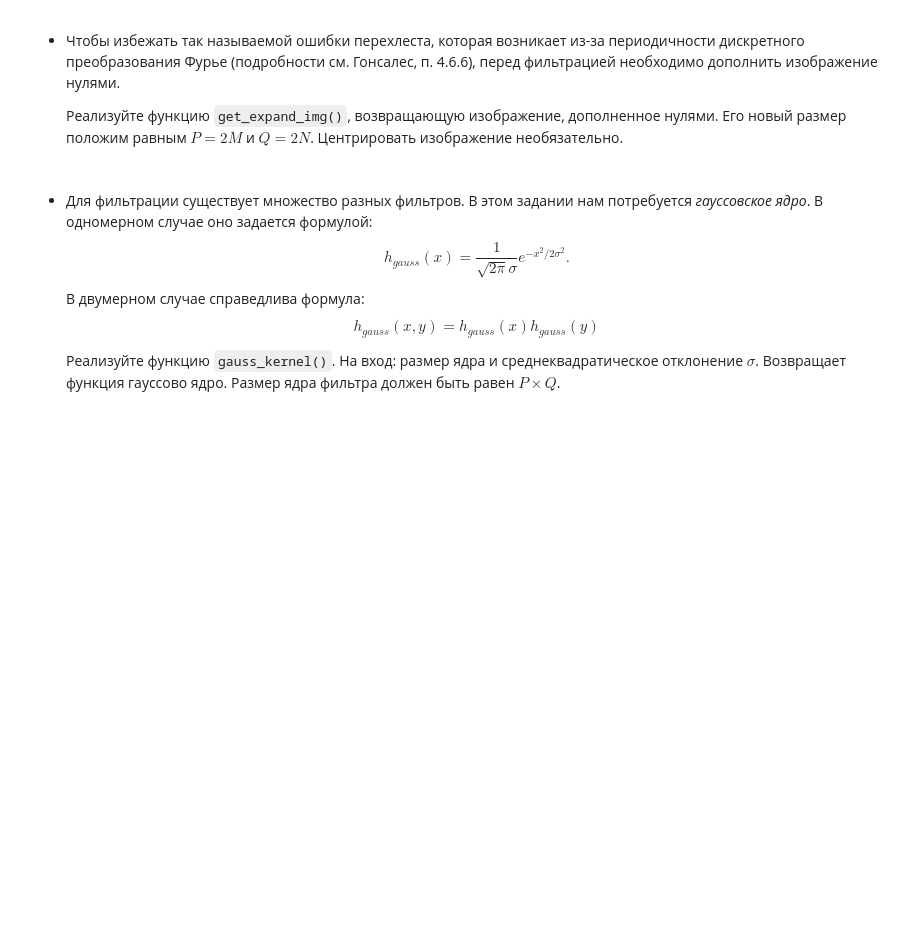
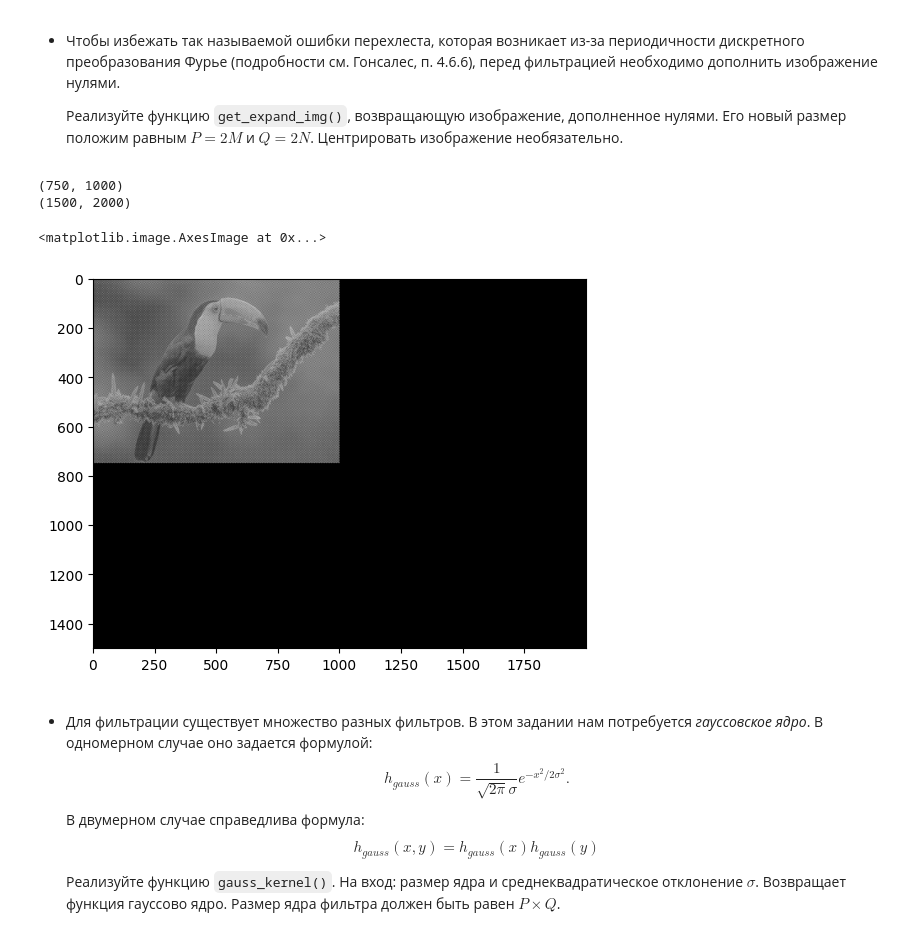
Before and after one commit to Kyushuki/image-processing_study, a Jupyter notebook: assignments/filtering/01_filtering.ipynb, the cells around one changed output. Saved outputs shown, nothing was run; the diff lists cells and outputs as text; code cells hidden in the pictures; blank space fills up the shorter version.

```diff
--- a/assignments/filtering/01_filtering.ipynb
+++ b/assignments/filtering/01_filtering.ipynb
@@ -40,7 +48,22 @@ plt.imshow(img, cmap='gray')
 # %%
 # Отобразите получившееся после использования функции изображение
 
 # YOUR CODE HERE
+import importlib
+import filtering_funcs as ff
+importlib.reload(ff)
+
+zeroes_img = ff.get_expand_img(img)
+
+print(img.shape)
+print(zeroes_img.shape)
+
+plt.imshow(zeroes_img,cmap='gray')
+# %% [output]
+(750, 1000)
+(1500, 2000)
+<matplotlib.image.AxesImage at 0x...>
+[figure, added]
 # %% [markdown]
 - Для фильтрации существует множество разных фильтров. В этом задании нам потребуется *гауссовское ядро*. В одномерном случае оно задается формулой:
     $$h_{gauss}(x) = \frac{1}{\sqrt{2\pi}\sigma}e^{-x^2/2\sigma^2}.$$
```
Also changed, not shown: parts of 11 cells of this notebook, 5 other files.
